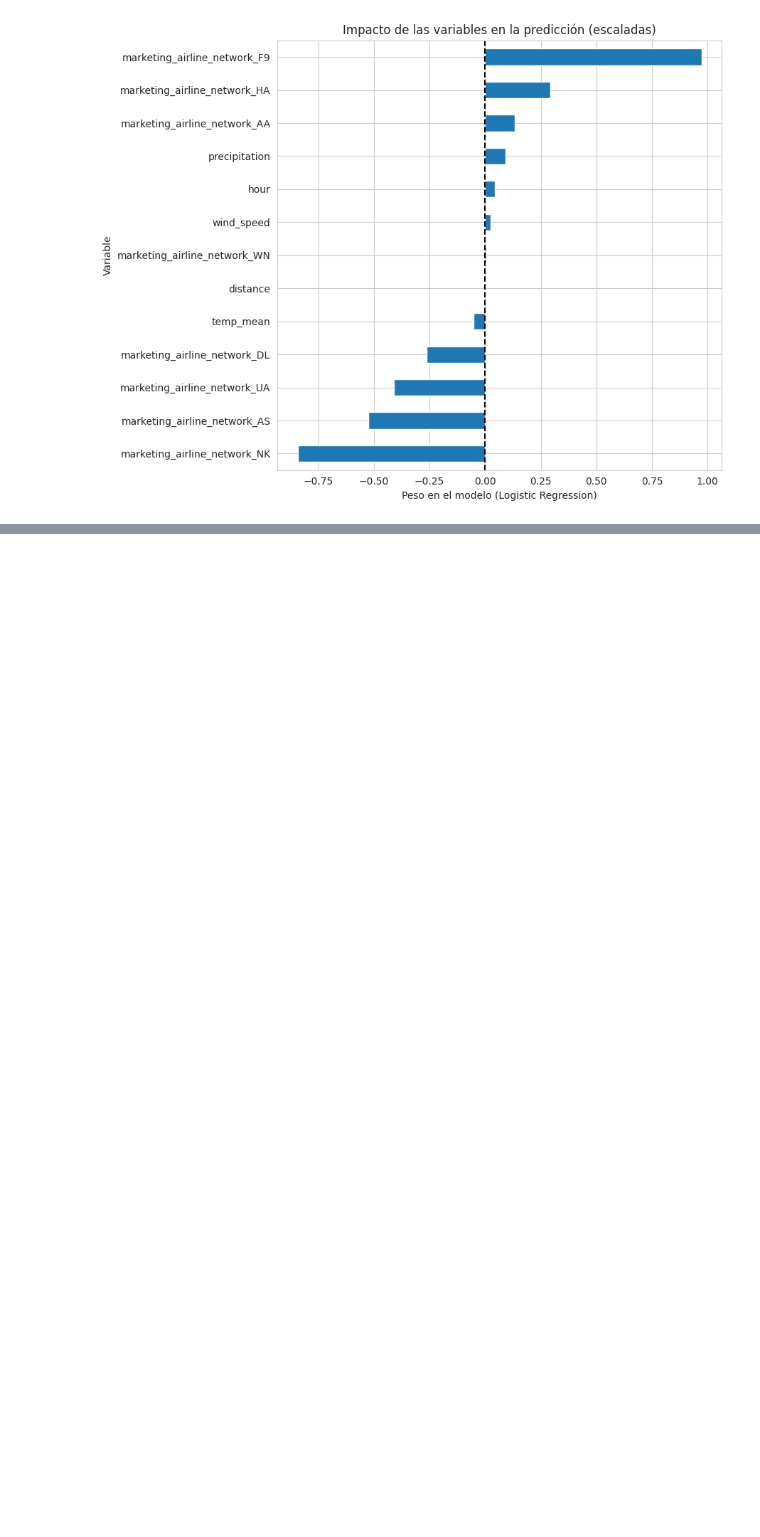
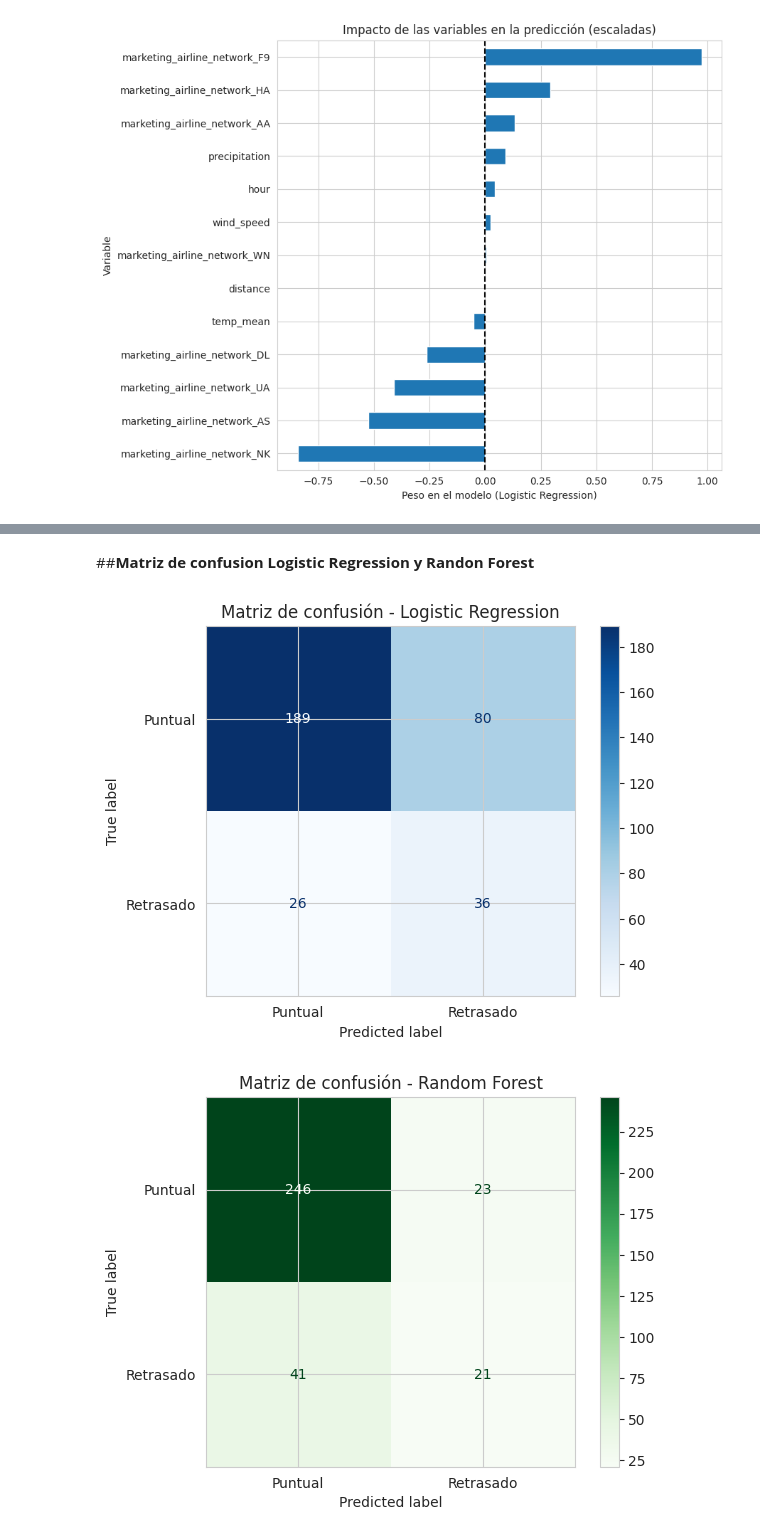
Before and after one commit to sunnyday2/flight_on_time, a Jupyter notebook: flightontime_hackaton_e32_alura_latam.ipynb, the cells around one changed output, grey strips where cells are left out. Saved outputs shown, nothing was run; the diff lists cells and outputs as text; code cells hidden in the pictures; blank space fills up the shorter version.

Commit message:
Actualiza modelo Logistic regresion y Randon fores y matriz de confusion

```diff
--- a/flightontime_hackaton_e32_alura_latam.ipynb
+++ b/flightontime_hackaton_e32_alura_latam.ipynb
@@ -1392,0 +1465,37 @@ def predict_flight_delay(input_json, model):
+# %% [markdown]
+
+##**Matriz de confusion Logistic Regression y Randon Forest**
+# %%
+from sklearn.metrics import confusion_matrix, ConfusionMatrixDisplay
+
+cm = confusion_matrix(y_test, y_pred)
+
+disp = ConfusionMatrixDisplay(
+    confusion_matrix=cm,
+    display_labels=["Puntual", "Retrasado"]
+)
+
+disp.plot(cmap="Blues")
+plt.title("Matriz de confusión - Logistic Regression")
+plt.show()
+
+from sklearn.metrics import confusion_matrix, ConfusionMatrixDisplay
+import matplotlib.pyplot as plt
+
+# Predicciones del Random Forest
+y_pred_rf = rf_model.predict(X_test)
+
+# Matriz de confusión
+cm_rf = confusion_matrix(y_test, y_pred_rf)
+
+disp_rf = ConfusionMatrixDisplay(
+    confusion_matrix=cm_rf,
+    display_labels=["Puntual", "Retrasado"]
+)
+
+disp_rf.plot(cmap="Greens")
+plt.title("Matriz de confusión - Random Forest")
+plt.show()
+# %% [output]
+[figure, added]
+[figure, added]
```
Also changed, not shown: parts of 2 cells of this notebook.
